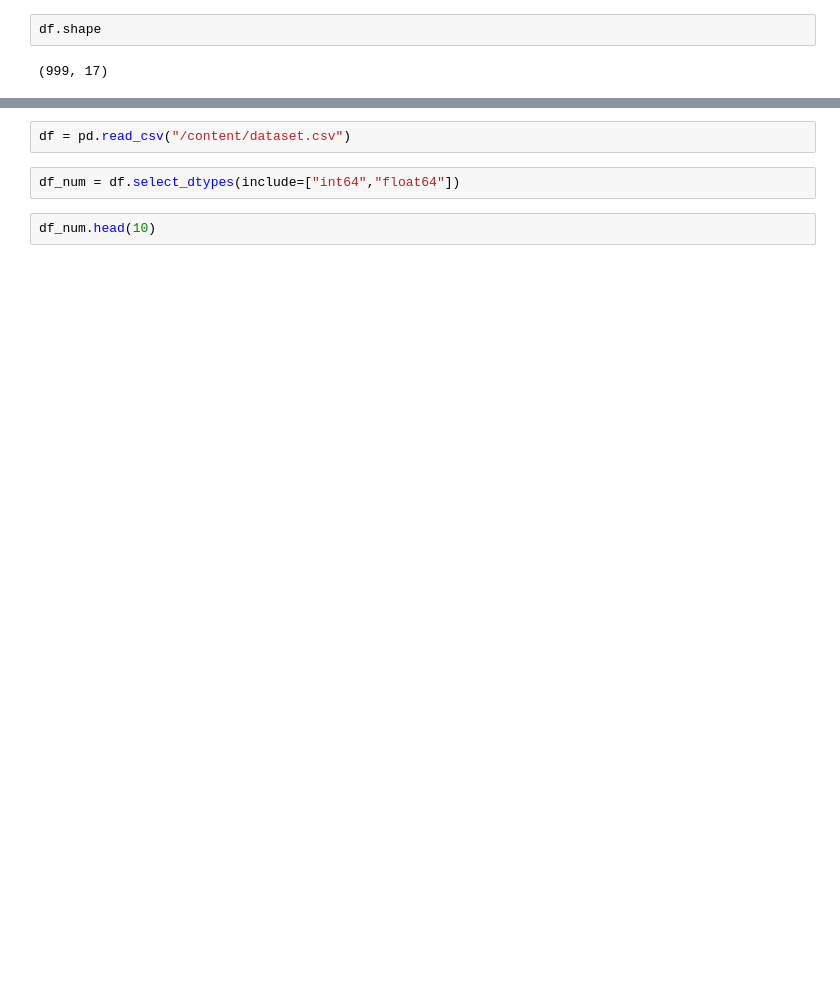
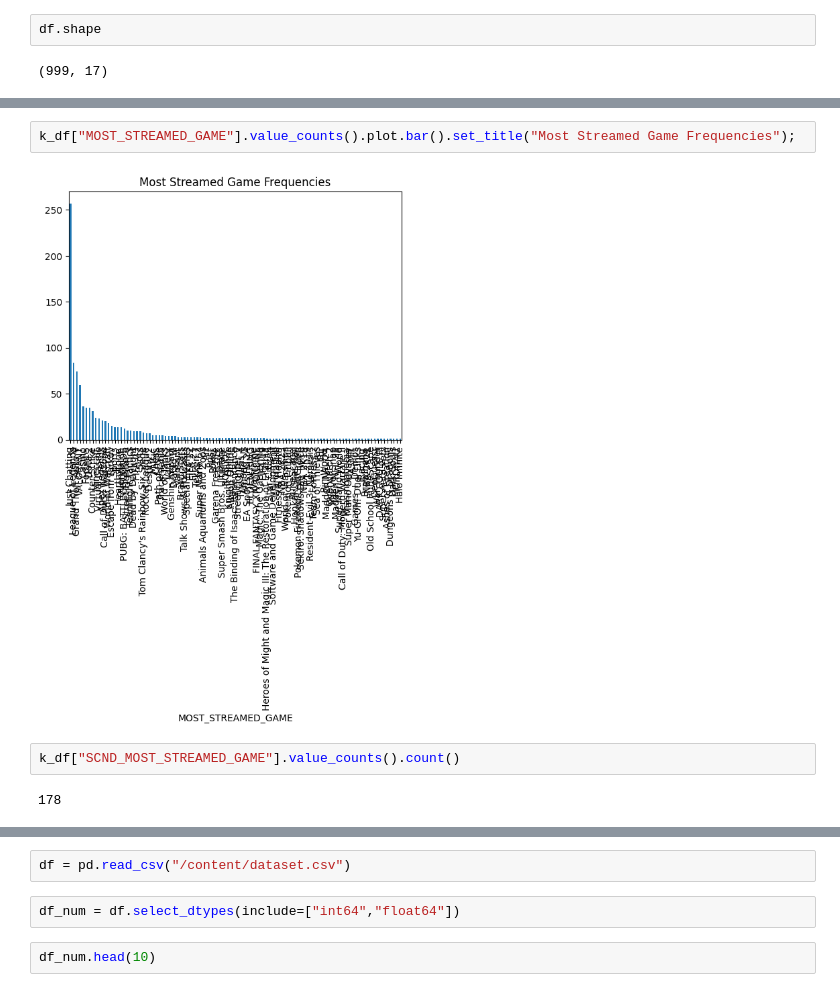
Before and after one commit to Mu5enna/Top1000TwitchStreamer_DataAnalysis, a Jupyter notebook: analysis.ipynb, the cells around one changed output, grey strips where cells are left out. Saved outputs shown, nothing was run; the diff lists cells and outputs as text; blank space fills up the shorter version.

```diff
--- a/analysis.ipynb
+++ b/analysis.ipynb
@@ -167,0 +262,8 @@ KeyError: 'method'
+# %%
+k_df["MOST_STREAMED_GAME"].value_counts().plot.bar().set_title("Most Streamed Game Frequencies");
+# %% [output]
+[figure, added]
+# %%
+k_df["SCND_MOST_STREAMED_GAME"].value_counts().count()
+# %% [output]
+178
```
Also changed, not shown: parts of 42 cells of this notebook.
